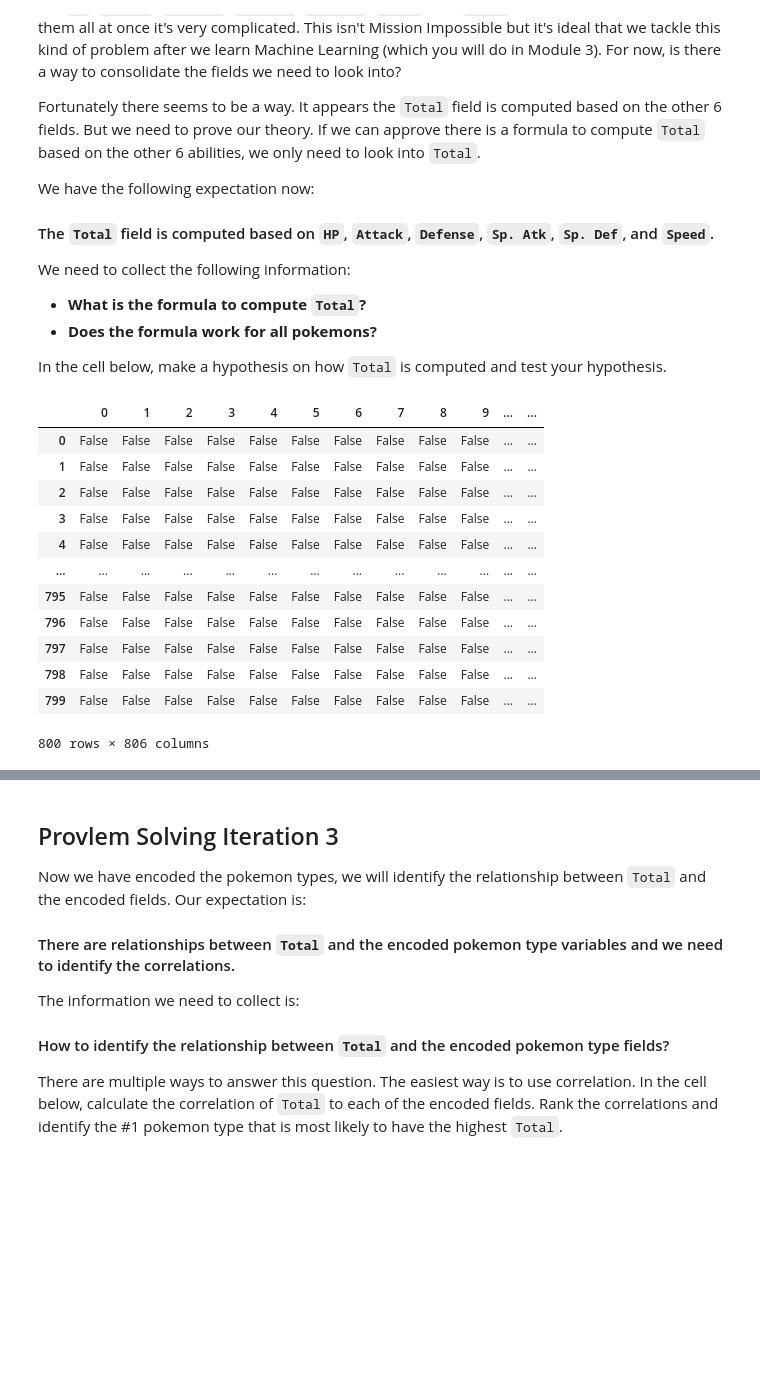
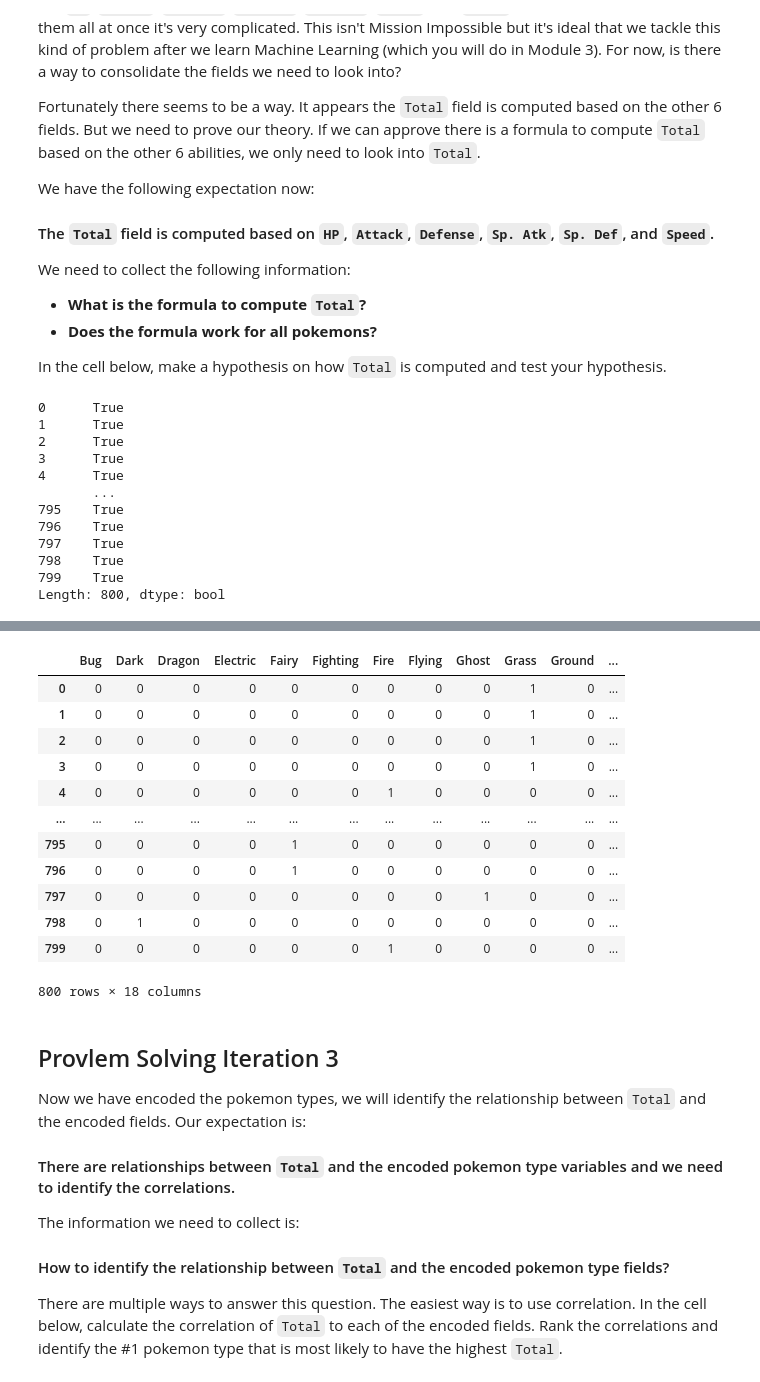
Before and after one commit to EtienneLeconte/248_Repo, a Jupyter notebook: Labs/module_1/Dataframe-Calculations/lab-df-calculation-and-transformation/your-code/challenge-2.ipynb, the cells around one changed output, grey strips where cells are left out. Saved outputs shown, nothing was run; the diff lists cells and outputs as text; code cells hidden in the pictures; blank space fills up the shorter version.

```diff
--- a/Labs/module_1/Dataframe-Calculations/lab-df-calculation-and-transformation/your-code/challenge-2.ipynb
+++ b/Labs/module_1/Dataframe-Calculations/lab-df-calculation-and-transformation/your-code/challenge-2.ipynb
@@ -52,21 +52,20 @@ We need to collect the following information:
 In the cell below, make a hypothesis on how `Total` is computed and test your hypothesis.
 # %%
 # your code here
-df.Total==df[['HP','Attack','Defense','Sp. Atk','Sp. Def','Speed']]
+df.Total==df[['HP','Attack','Defense','Sp. Atk','Sp. Def','Speed']].sum(axis=1)
 # %% [output]
-|  | 0 | 1 | 2 | 3 | 4 | 5 | 6 | 7 | 8 | 9 | ... | ... |
-| 0 | False | False | False | False | False | False | False | False | False | False | ... | ... |
-| 1 | False | False | False | False | False | False | False | False | False | False | ... | ... |
-| 2 | False | False | False | False | False | False | False | False | False | False | ... | ... |
-| 3 | False | False | False | False | False | False | False | False | False | False | ... | ... |
-| 4 | False | False | False | False | False | False | False | False | False | False | ... | ... |
-| ... | ... | ... | ... | ... | ... | ... | ... | ... | ... | ... | ... | ... |
-| 795 | False | False | False | False | False | False | False | False | False | False | ... | ... |
-| 796 | False | False | False | False | False | False | False | False | False | False | ... | ... |
-| 797 | False | False | False | False | False | False | False | False | False | False | ... | ... |
-| 798 | False | False | False | False | False | False | False | False | False | False | ... | ... |
-| 799 | False | False | False | False | False | False | False | False | False | False | ... | ... |
-800 rows × 806 columns
+0      True
+1      True
+2      True
+3      True
+4      True
+       ...
+795    True
+796    True
+797    True
+798    True
+799    True
+Length: 800, dtype: bool
 # %% [markdown]
 ## Provlem Solving Iteration 2
 
@@ -100,3 +97,21 @@ The new numerical variables you create should look like below:
+# %%
+# your code here
+types=pd.get_dummies(df["Type 1"])+pd.get_dummies(df["Type 2"])
+types
+# %% [output]
+|  | Bug | Dark | Dragon | Electric | Fairy | Fighting | Fire | Flying | Ghost | Grass | Ground | ... |
+| 0 | 0 | 0 | 0 | 0 | 0 | 0 | 0 | 0 | 0 | 1 | 0 | ... |
+| 1 | 0 | 0 | 0 | 0 | 0 | 0 | 0 | 0 | 0 | 1 | 0 | ... |
+| 2 | 0 | 0 | 0 | 0 | 0 | 0 | 0 | 0 | 0 | 1 | 0 | ... |
+| 3 | 0 | 0 | 0 | 0 | 0 | 0 | 0 | 0 | 0 | 1 | 0 | ... |
+| 4 | 0 | 0 | 0 | 0 | 0 | 0 | 1 | 0 | 0 | 0 | 0 | ... |
+| ... | ... | ... | ... | ... | ... | ... | ... | ... | ... | ... | ... | ... |
+| 795 | 0 | 0 | 0 | 0 | 1 | 0 | 0 | 0 | 0 | 0 | 0 | ... |
+| 796 | 0 | 0 | 0 | 0 | 1 | 0 | 0 | 0 | 0 | 0 | 0 | ... |
+| 797 | 0 | 0 | 0 | 0 | 0 | 0 | 0 | 0 | 1 | 0 | 0 | ... |
+| 798 | 0 | 1 | 0 | 0 | 0 | 0 | 0 | 0 | 0 | 0 | 0 | ... |
+| 799 | 0 | 0 | 0 | 0 | 0 | 0 | 1 | 0 | 0 | 0 | 0 | ... |
+800 rows × 18 columns
 # %% [markdown]
 ## Provlem Solving Iteration 3
 
```
Also changed, not shown: parts of 3 cells of this notebook, 31 other files.
